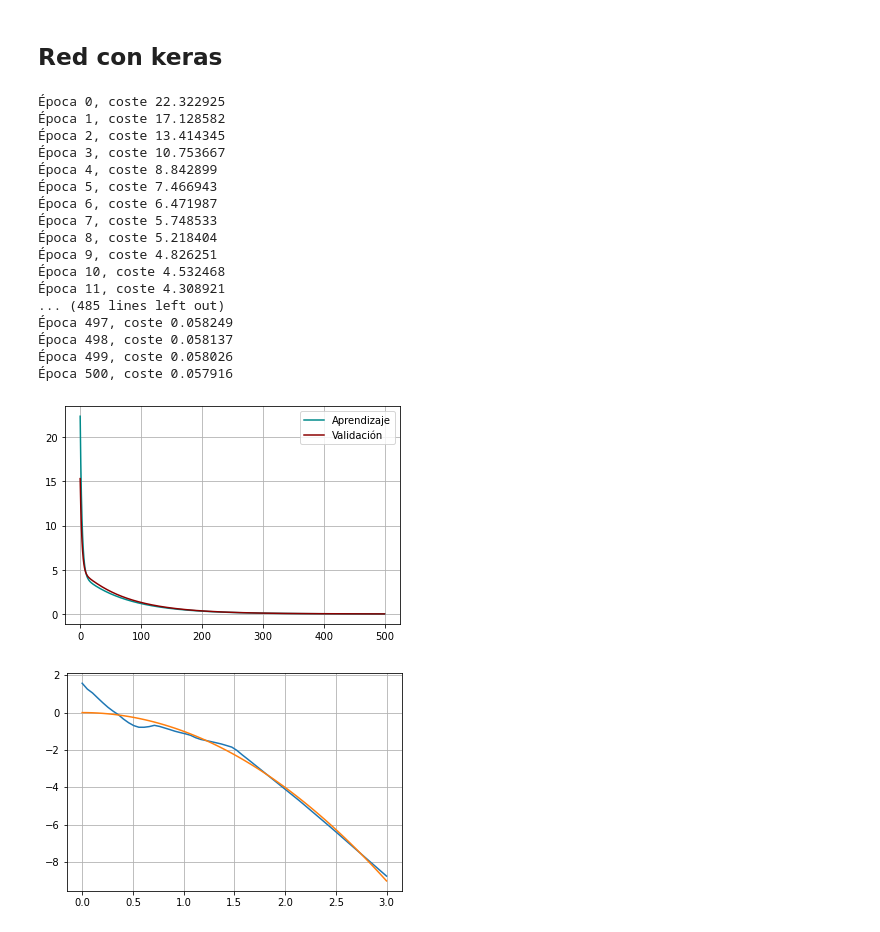
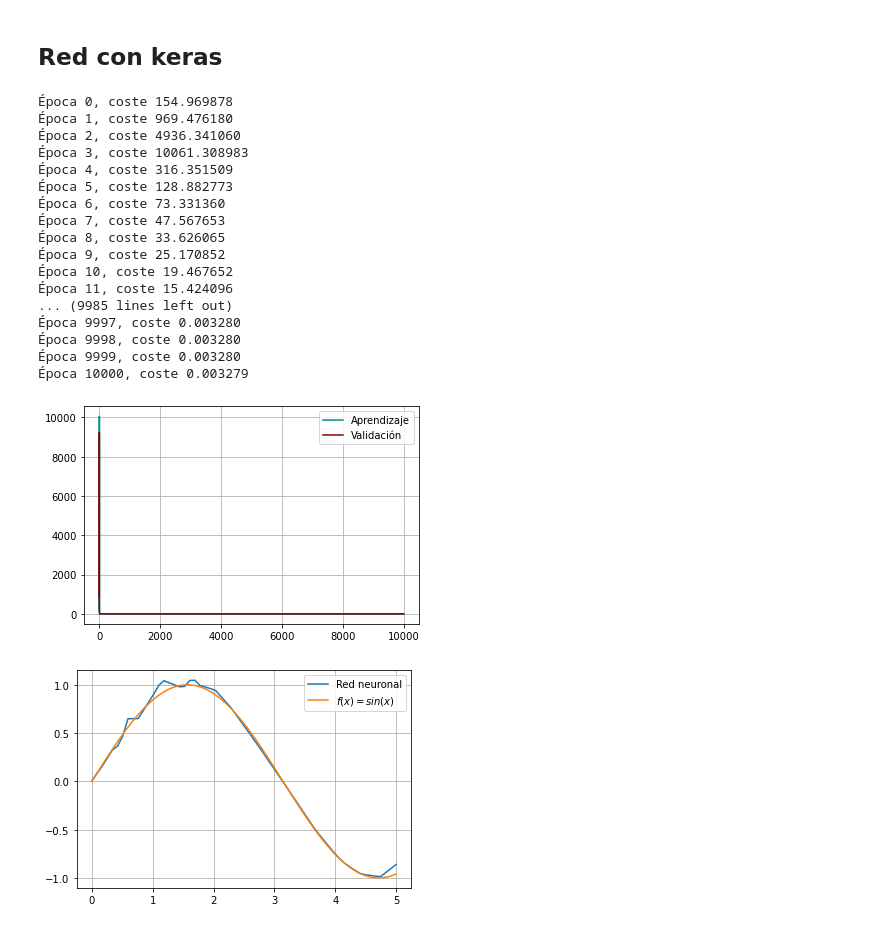
Before and after one commit to JuanDDiosRojas/NeuralNetworks, a Jupyter notebook: Constructor de Red.ipynb, the cells around one changed output. Cells and saved outputs as stored; diff of their text form; code cells hidden in the pictures.

```diff
--- a/Constructor de Red.ipynb
+++ b/Constructor de Red.ipynb
@@ -169,8 +169,8 @@ def redk(X,Y,nodos,split_size,learning_rate,epocas):
 # %%
 #Función a emular
 def F(x):
-    return -x**2
-X=3*np.random.rand(1000,1)
+    return np.sin(x)
+X=3.14*2*np.random.rand(1000,1)
 Y=[]
 for x in X:
     y=F(x)
@@ -180,34 +180,35 @@ Y=np.array(Y)
 # %%
 #neuralnet(X,Y,nodos,batch_size,learning_rate,epocas)
 
-W1,b1,W2,b2=neuralnet(X,Y,100,.3,0.000001,500,activation=relu,dactivation=drelu)
+W1,b1,W2,b2=neuralnet(X,Y,100,.2,0.00001,10000,activation=relu,dactivation=drelu)
 # %% [output]
-Época 0, coste 22.322925
-Época 1, coste 17.128582
-Época 2, coste 13.414345
-Época 3, coste 10.753667
-Época 4, coste 8.842899
-Época 5, coste 7.466943
-Época 6, coste 6.471987
-Época 7, coste 5.748533
-Época 8, coste 5.218404
-Época 9, coste 4.826251
-Época 10, coste 4.532468
-Época 11, coste 4.308921
-... (485 lines left out)
-Época 497, coste 0.058249
-Época 498, coste 0.058137
-Época 499, coste 0.058026
-Época 500, coste 0.057916
+Época 0, coste 154.969878
+Época 1, coste 969.476180
+Época 2, coste 4936.341060
+Época 3, coste 10061.308983
+Época 4, coste 316.351509
+Época 5, coste 128.882773
+Época 6, coste 73.331360
+Época 7, coste 47.567653
+Época 8, coste 33.626065
+Época 9, coste 25.170852
+Época 10, coste 19.467652
+Época 11, coste 15.424096
+... (9985 lines left out)
+Época 9997, coste 0.003280
+Época 9998, coste 0.003280
+Época 9999, coste 0.003280
+Época 10000, coste 0.003279
-[figure, old version]
+[figure, new version]
 # %%
-z=np.linspace(0,3,60)
+z=np.linspace(0,5,60)
 z=z.reshape(60,1)
-plt.plot(z,forward(z,W1,b1,W2,b2,relu))
-plt.plot(z,-z**2)
+plt.plot(z,forward(z,W1,b1,W2,b2,relu),label='Red neuronal')
+plt.plot(z,np.sin(z), label='$f(x)=sin(x)$')
+plt.legend()
 plt.grid()
 # %% [output]
-[figure, old version]
+[figure, new version]
 # %%
 nodos=50
 split_size=0.8
```
Also changed, not shown: parts of 3 cells of this notebook.
